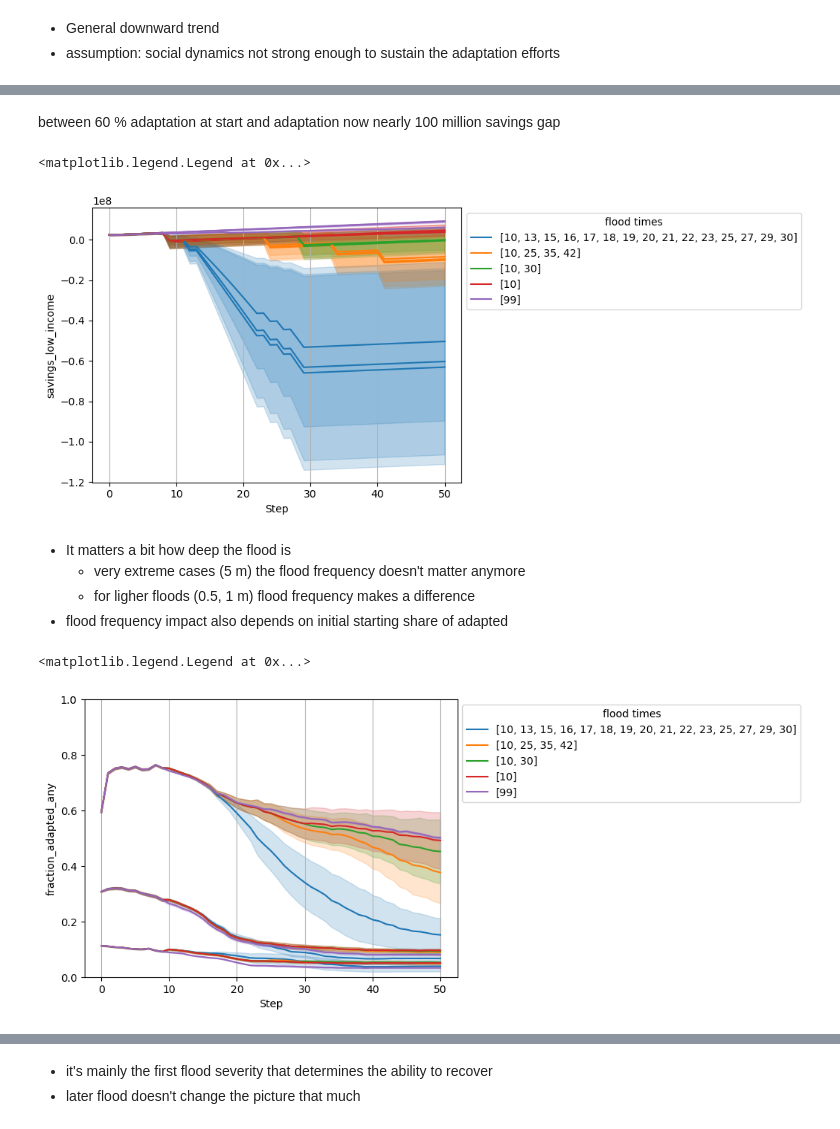
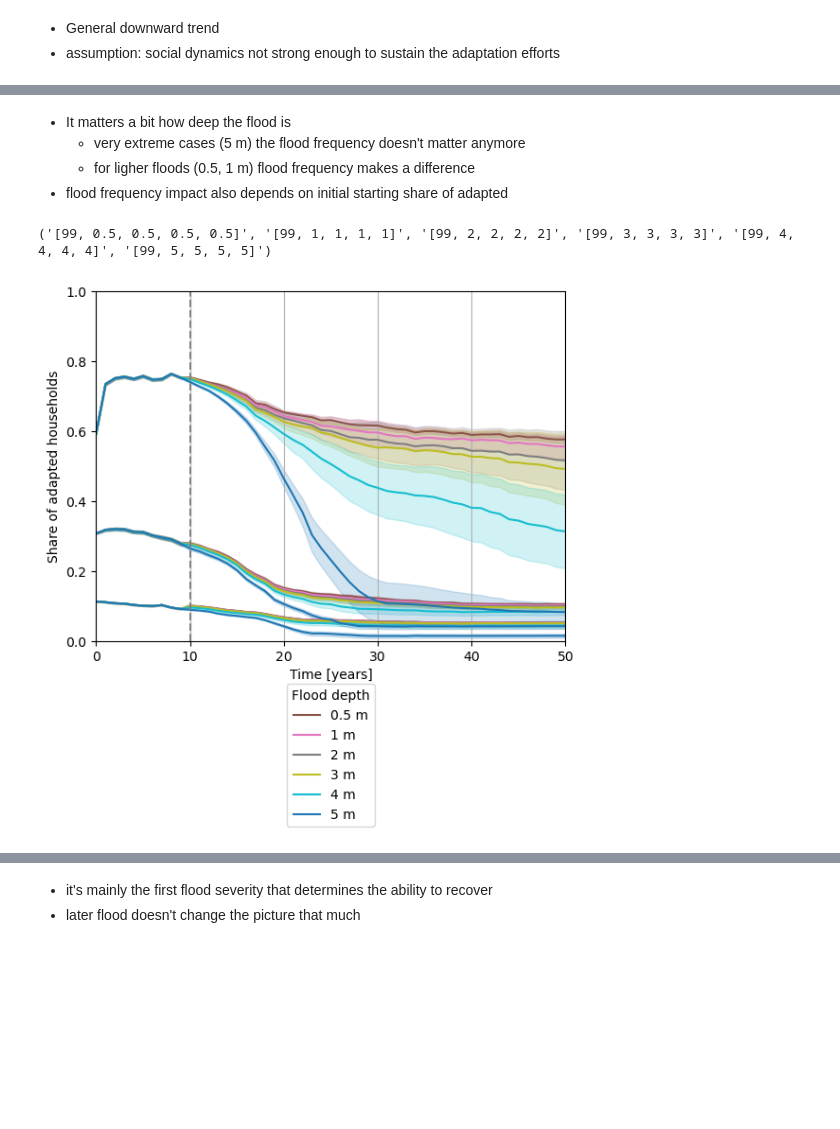
Before and after one commit to thoridw/FAST_policies, a Jupyter notebook: notebooks/climate_runs.ipynb, the cells around one changed output, grey strips where cells are left out. Drawn from its saved outputs; the diff is of its cells as text; code cells hidden in the pictures; blank space fills up the shorter version.

Commit message:
figure legends updated

```diff
--- a/notebooks/climate_runs.ipynb
+++ b/notebooks/climate_runs.ipynb
@@ -140,36 +124,34 @@ plt.legend(title = 'flood times', loc ='upper left', bbox_to_anchor=(1, 1))
-# %% [markdown]
-between 60 % adaptation at start and adaptation now nearly 100 million savings gap
-# %%
-time_order = sorted(base_and_climate_runs['flood_time'].unique())
-time_palette = dict(zip(time_order, sns.color_palette('tab10', n_colors=len(time_order))))
-
-sns.lineplot(data=base_and_climate_runs.loc[(base_and_climate_runs['set_hh_adapted_at_start'] == 'False') & (base_and_climate_runs['flood_depth_in_m'] == '[99, 3, 3, 3, 3]')], x='Step', y='savings_low_income', hue='flood_time', hue_order=time_order, palette=time_palette, errorbar=('sd'))
-sns.lineplot(data=base_and_climate_runs.loc[(base_and_climate_runs['set_hh_adapted_at_start'] == '0.3') & (base_and_climate_runs['flood_depth_in_m'] == '[99, 3, 3, 3, 3]')], x='Step', y='savings_low_income', hue='flood_time', hue_order=time_order, palette=time_palette, errorbar=('sd'), legend = False)
-sns.lineplot(data=base_and_climate_runs.loc[(base_and_climate_runs['set_hh_adapted_at_start'] == '0.6') & (base_and_climate_runs['flood_depth_in_m'] == '[99, 3, 3, 3, 3]')], x='Step', y='savings_low_income', hue='flood_time', hue_order=time_order, palette=time_palette, errorbar=('sd'), legend = False)
-
-plt.grid(axis = 'x')
-# plt.axvline(11, 0, 1, color = 'grey', linestyle = '--')
-plt.legend(title = 'flood times', loc ='upper left', bbox_to_anchor=(1, 1))
-# %% [output]
-<matplotlib.legend.Legend at 0x...>
-[figure, removed]
 # %% [markdown]
 - It matters a bit how deep the flood is
     - very extreme cases (5 m) the flood frequency doesn't matter anymore
     - for ligher floods (0.5, 1 m) flood frequency makes a difference
 - flood frequency impact also depends on initial starting share of adapted
 # %%
-time_order = sorted(base_and_climate_runs['flood_time'].unique())
-time_palette = dict(zip(time_order, sns.color_palette('tab10', n_colors=len(time_order))))
+depth_order = sorted(base_and_climate_runs['flood_depth_in_m'].unique())
+depth_palette = dict(zip(depth_order, sns.color_palette('tab10', n_colors=11)[5:11]))
 
-sns.lineplot(data=base_and_climate_runs.loc[(base_and_climate_runs['set_hh_adapted_at_start'] == 'False') & (base_and_climate_runs['flood_depth_in_m'] == '[99, 3, 3, 3, 3]')], x='Step', y='fraction_adapted_any', hue='flood_time', hue_order=time_order, palette=time_palette, errorbar=('sd'))
-sns.lineplot(data=base_and_climate_runs.loc[(base_and_climate_runs['set_hh_adapted_at_start'] == '0.3') & (base_and_climate_runs['flood_depth_in_m'] == '[99, 3, 3, 3, 3]')], x='Step', y='fraction_adapted_any', hue='flood_time', hue_order=time_order, palette=time_palette, errorbar=('sd'), legend = False)
-sns.lineplot(data=base_and_climate_runs.loc[(base_and_climate_runs['set_hh_adapted_at_start'] == '0.6') & (base_and_climate_runs['flood_depth_in_m'] == '[99, 3, 3, 3, 3]')], x='Step', y='fraction_adapted_any', hue='flood_time', hue_order=time_order, palette=time_palette, errorbar=('sd'), legend = False)
+sns.lineplot(data=base_and_climate_runs.loc[(base_and_climate_runs['set_hh_adapted_at_start'] == 'False') & (base_and_climate_runs['flood_time'] == '[10]')], x='Step', y='fraction_adapted_any', hue='flood_depth_in_m', hue_order=depth_order, palette=depth_palette, errorbar=('sd'))
+sns.lineplot(data=base_and_climate_runs.loc[(base_and_climate_runs['set_hh_adapted_at_start'] == '0.3') & (base_and_climate_runs['flood_time'] == '[10]')], x='Step', y='fraction_adapted_any', hue='flood_depth_in_m', hue_order=depth_order, palette=depth_palette, errorbar=('sd'), legend = False)
+sns.lineplot(data=base_and_climate_runs.loc[(base_and_climate_runs['set_hh_adapted_at_start'] == '0.6') & (base_and_climate_runs['flood_time'] == '[10]')], x='Step', y='fraction_adapted_any', hue='flood_depth_in_m', hue_order=depth_order, palette=depth_palette, errorbar=('sd'), legend = False)
 
 plt.ylim(0, 1)
+plt.xlim(0, 50)
 plt.grid(axis = 'x')
-# plt.axvline(11, 0, 1, color = 'grey', linestyle = '--')
-plt.legend(title = 'flood times', loc ='upper left', bbox_to_anchor=(1, 1))
+plt.axvline(10, 0, 1, color = 'grey', linestyle = '--')
+
+plt.ylabel('Share of adapted households')
+plt.xlabel('Time [years]')
+
+handles, labels = plt.gca().get_legend_handles_labels()
+filtered = [(h, l) for h, l in zip(handles, labels) if l != 'st.d.']
+if filtered:
+    handles, labels = zip(*filtered)
+else:
+    handles, labels = [], []
+print(labels)
+labels = ('0.5 m', '1 m', '2 m', '3 m', '4 m', '5 m')
+plt.legend(handles=handles, labels=labels, title='Flood depth', loc='lower center', bbox_to_anchor=(0.5, -0.55))
+plt.savefig('../reports/figures/climate_runs_flood_depth.png', bbox_inches='tight', dpi=300)
 # %% [output]
-<matplotlib.legend.Legend at 0x...>
+('[99, 0.5, 0.5, 0.5, 0.5]', '[99, 1, 1, 1, 1]', '[99, 2, 2, 2, 2]', '[99, 3, 3, 3, 3]', '[99, 4, 4, 4, 4]', '[99, 5, 5, 5, 5]')
-[figure, old version]
+[figure, new version]
```
Also changed, not shown: parts of 7 cells of this notebook, 27 other files.
